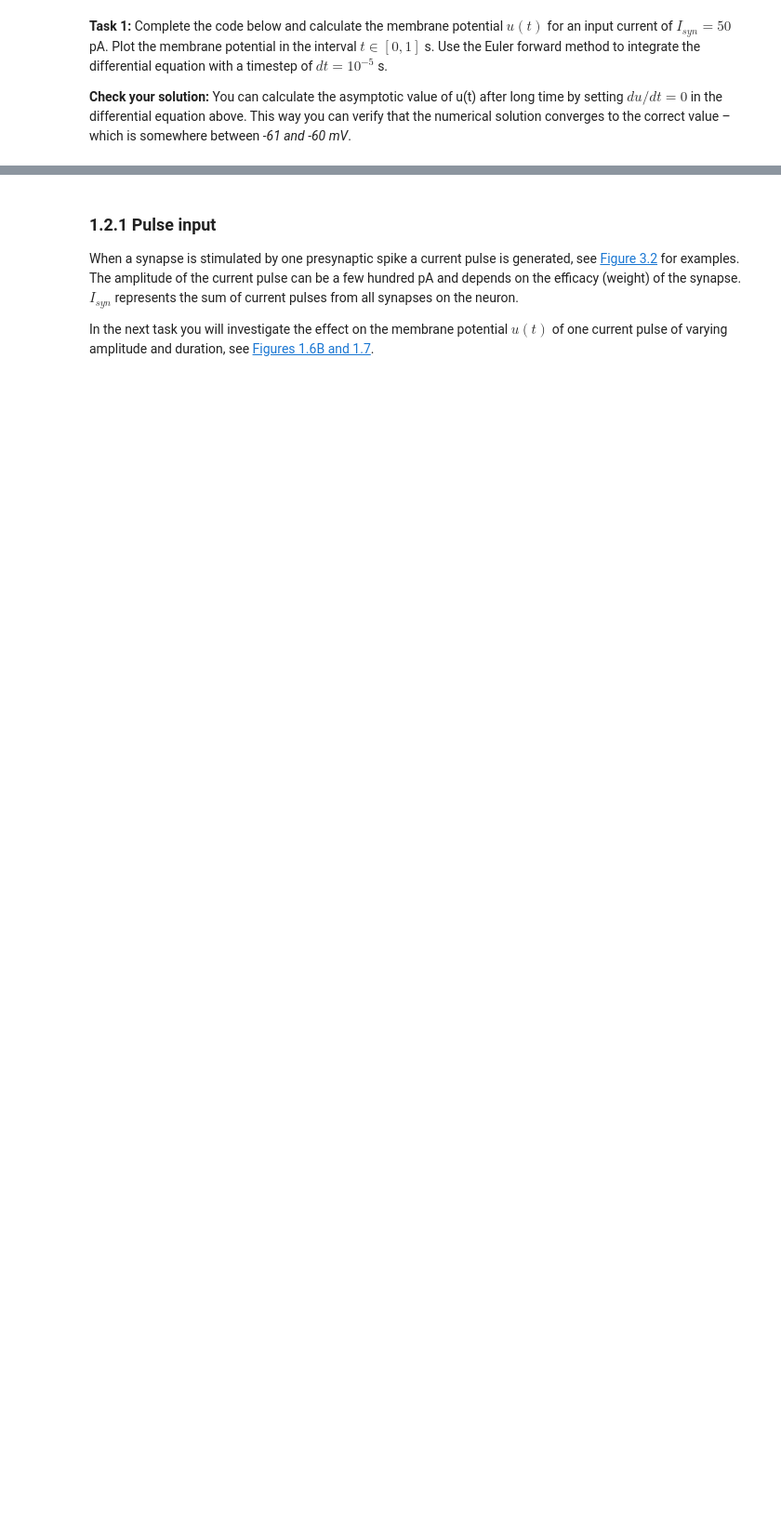
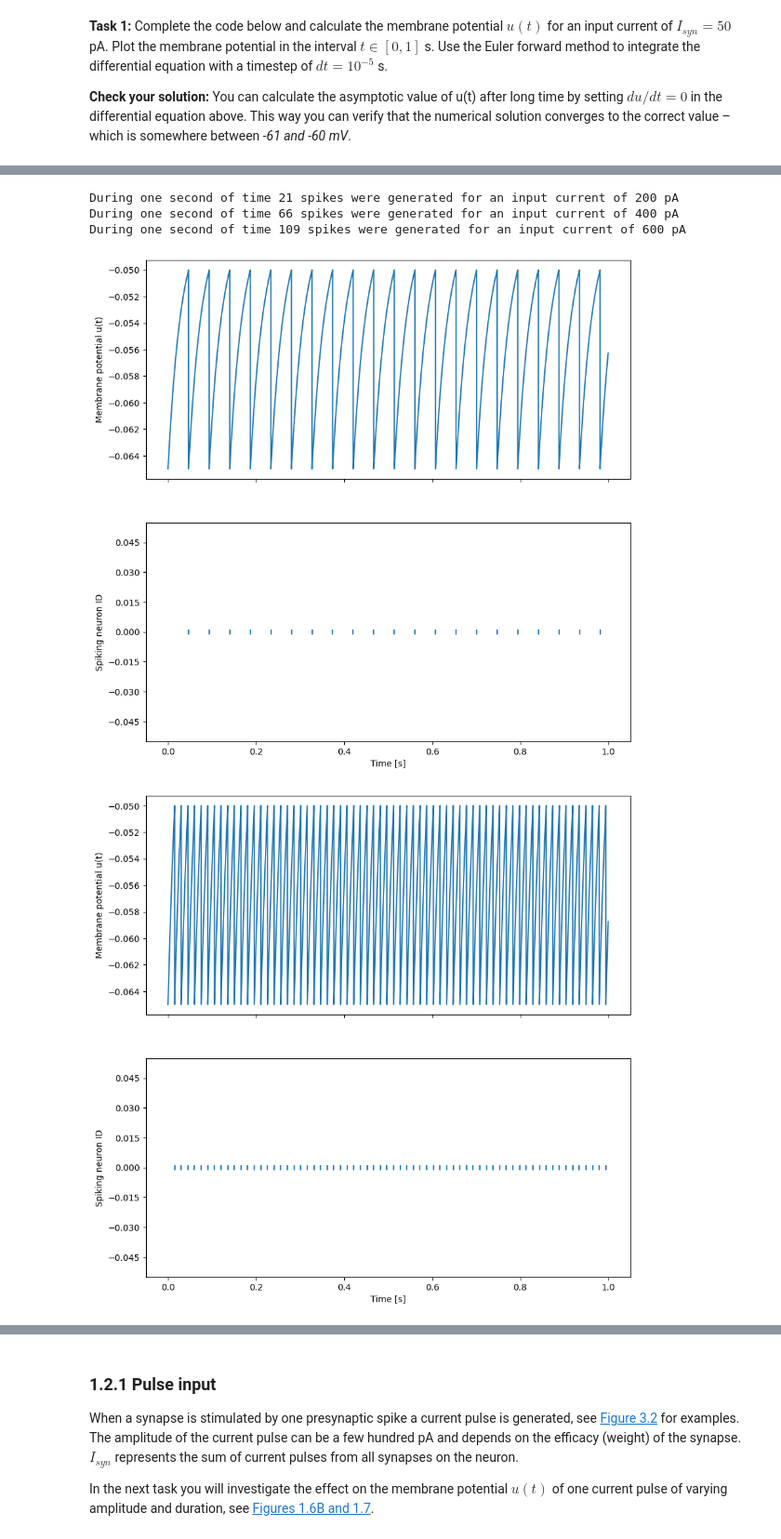
Before and after one commit to vachanaj/D7046E, a Jupyter notebook: snn1/SNN-Exercise-1.ipynb, the cells around one changed output, grey strips where cells are left out. Shown at 93% size. Cells and saved outputs as stored; diff of their text form; code cells hidden in the pictures; blank space fills up the shorter version.

```diff
--- a/snn1/SNN-Exercise-1.ipynb
+++ b/snn1/SNN-Exercise-1.ipynb
@@ -138,0 +174,50 @@ rasterplot(ax2, t_spike, n_spike,'Time [s]','Spiking neuron ID')
+# %%
+# Code for Task 3
+
+# Input current from synapses
+I_syn = [200e-12, 400e-12, 600e-12]
+
+# Neuron identifier, only one neuron in this simulation
+n_id    = 0
+
+for I in I_syn:
+    # Placeholders for u(t), used for plotting
+    t_i = []
+    u_i = []
+
+    # Placeholders for list of spike times and neuron ID's
+    t_spike = []
+    n_spike = []
+
+    # Simulate one second of time
+    t = 0
+    u = u_rest
+
+    while t <= 1:
+
+        # Euler forward step
+        u += (dt / tau_m) * (-(u - u_rest) + R * I)
+        u_i.append(u)            # Store u(t)
+
+        # Spike condition
+        if u >= u_thres :
+            t_spike.append(t)    # spike time
+            n_spike.append(n_id) # neuron ID
+            u = u_reset
+
+        # Timestep completed
+        t_i.append(t)
+        t += dt
+
+
+
+    fig,(ax1,ax2) = plt.subplots(2,1, sharex=True)
+    ax1.plot(t_i,u_i); ax1.set_ylabel('Membrane potential u(t)')
+    rasterplot(ax2, t_spike, n_spike,'Time [s]','Spiking neuron ID')
+    print("During one second of time %d spikes were generated for an input current of %d pA" % (len(t_spike),I/1e-12))
+# %% [output]
+During one second of time 21 spikes were generated for an input current of 200 pA
+During one second of time 66 spikes were generated for an input current of 400 pA
+During one second of time 109 spikes were generated for an input current of 600 pA
+[figure, added]
+[figure, added]
```
Also changed, not shown: parts of 23 cells of this notebook, 3 other files.
